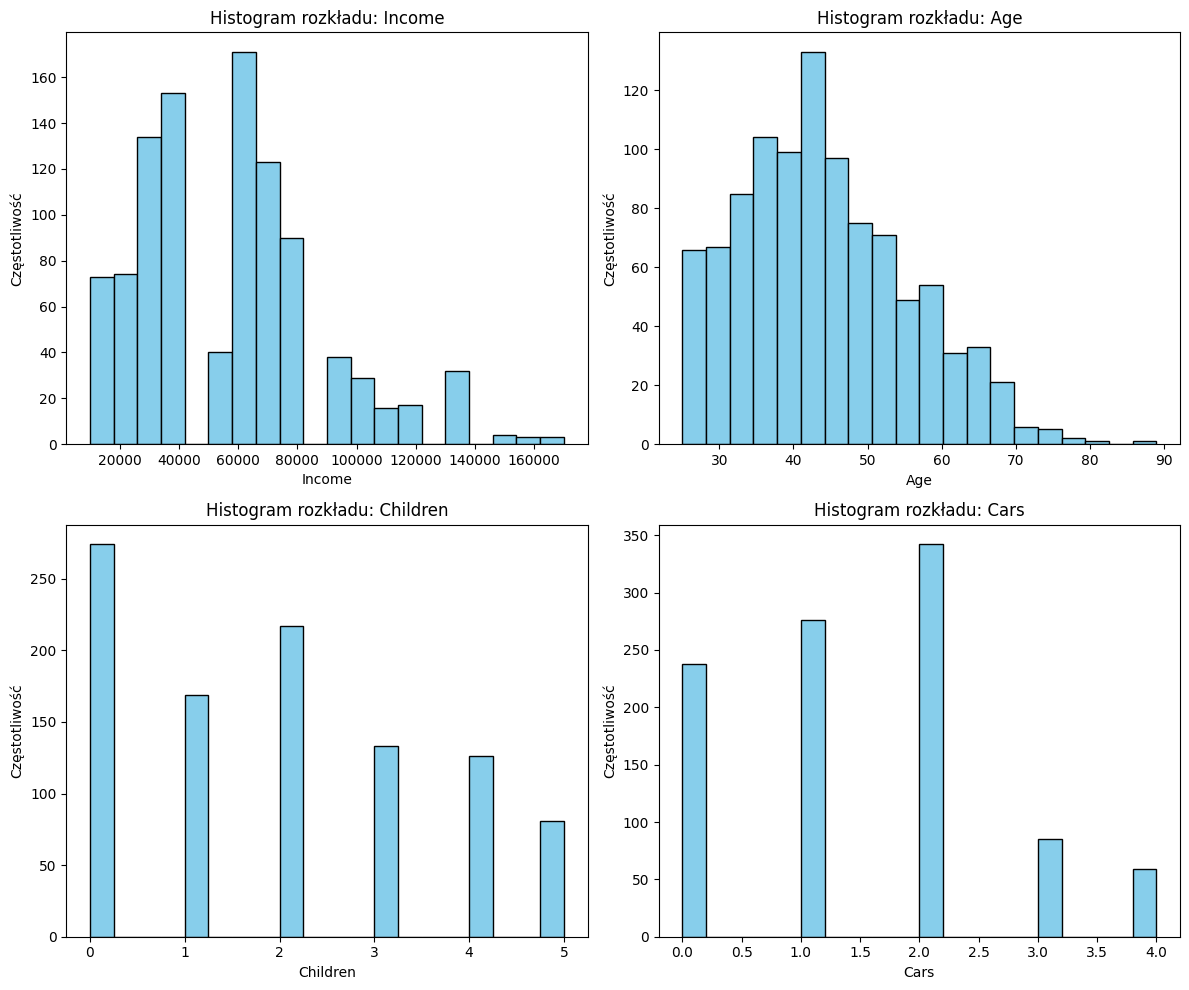
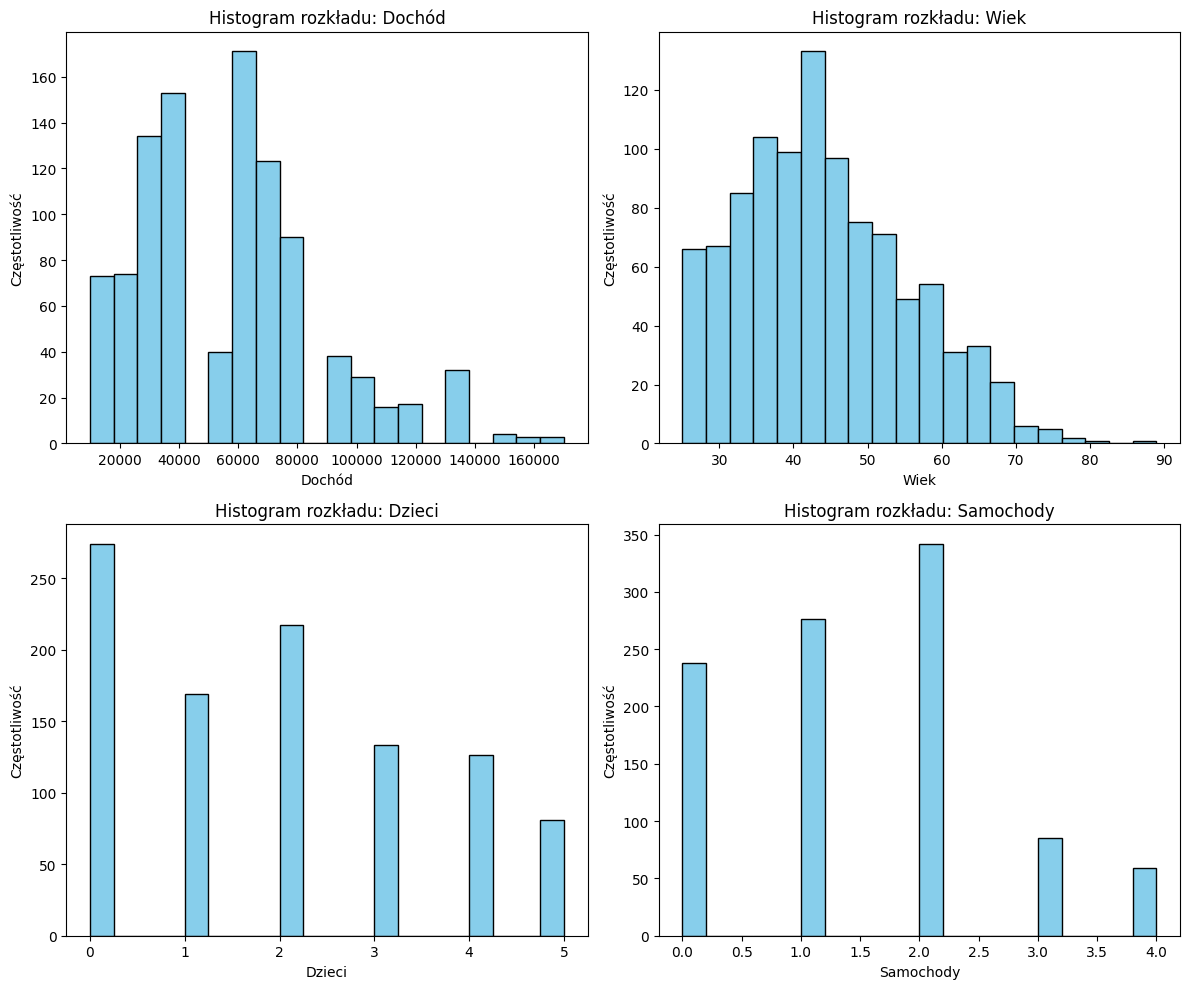
Code edit (unified diff) that turned the first committed figure into the second:
--- before
+++ after
@@ -1,3 +1,4 @@
 kolumny = ['Income', 'Age', 'Children', 'Cars']
+kolumny_pl = ['Dochód', 'Wiek', 'Dzieci', 'Samochody']
 
 fig, axes = plt.subplots(2, 2, figsize=(12, 10))
@@ -6,6 +7,6 @@
 for i, col in enumerate(kolumny):
     axes[i].hist(df[col].dropna(), bins=20, color='skyblue', edgecolor='black')
-    axes[i].set_title(f'Histogram rozkładu: {col}')
-    axes[i].set_xlabel(col)
+    axes[i].set_title(f'Histogram rozkładu: {kolumny_pl[i]}')
+    axes[i].set_xlabel(kolumny_pl[i])
     axes[i].set_ylabel('Częstotliwość')
 

Commit: ostatnie szlify